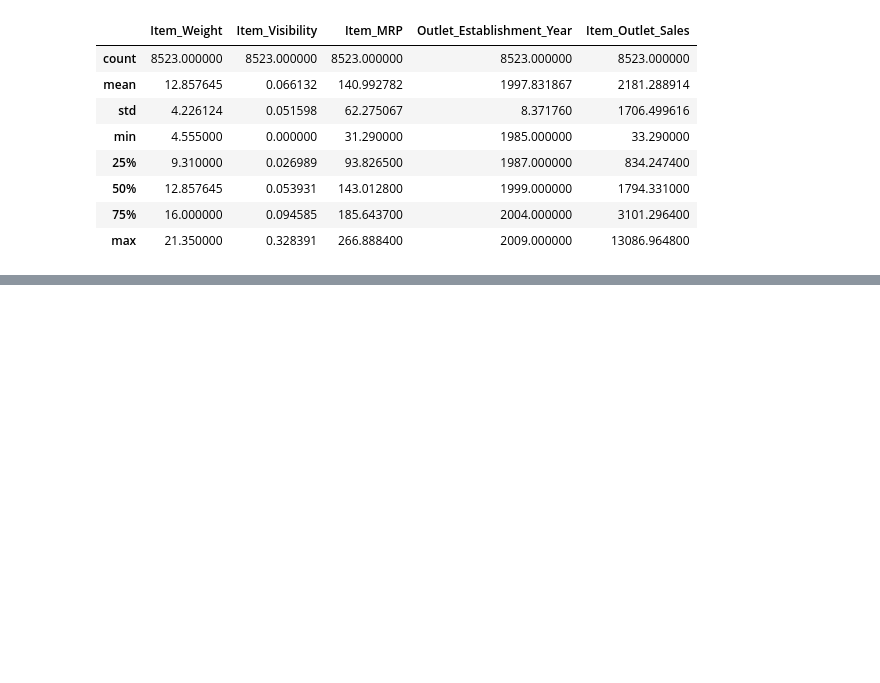
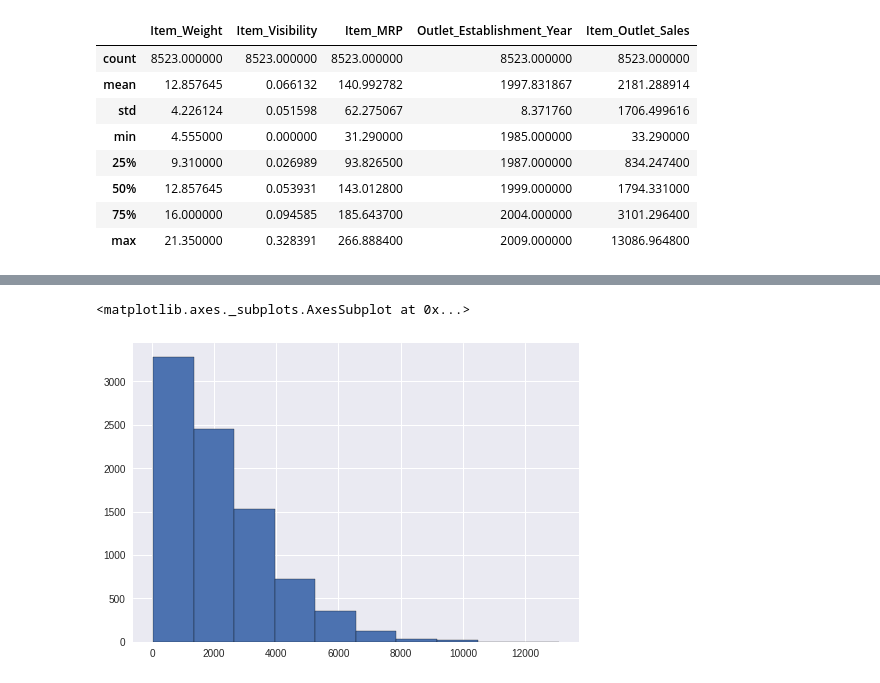
Before and after one commit to mvince33/food-sales-predictions, a Jupyter notebook: food_sales_predictions.ipynb, the cells around one changed output, grey strips where cells are left out. Cells and saved outputs as stored; diff of their text form; code cells hidden in the pictures; blank space fills up the shorter version.

```diff
--- a/food_sales_predictions.ipynb
+++ b/food_sales_predictions.ipynb
@@ -220,0 +269,7 @@ df.describe()
+# %%
+# We skip 'Outlet Establishment Year' as its histogram
+# is not very revealing
+df['Item_Outlet_Sales'].hist(bins = 10, edgecolor = 'black')
+# %% [output]
+<matplotlib.axes._subplots.AxesSubplot at 0x...>
+[figure, added]
```
Also changed, not shown: parts of 15 cells of this notebook.
